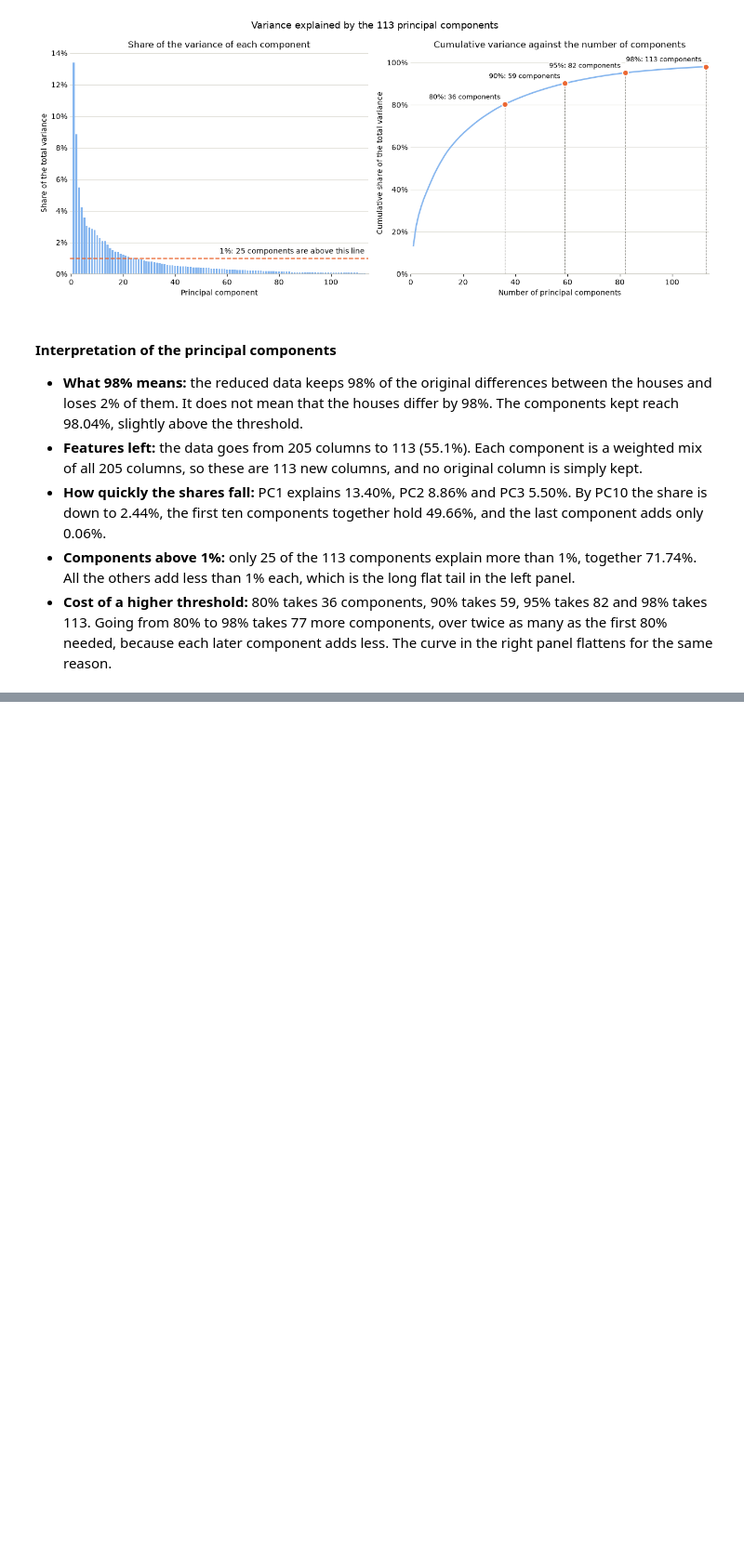
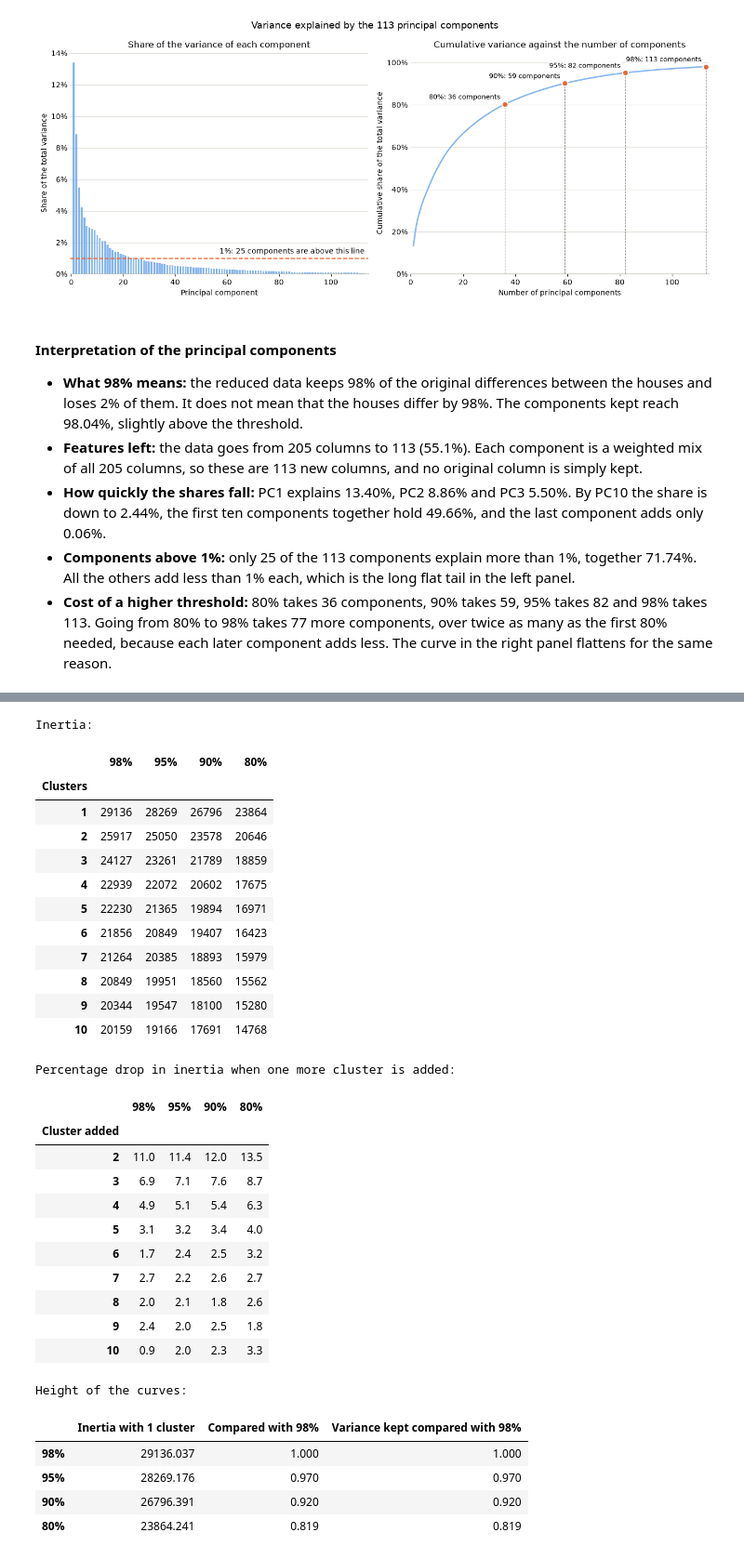
Before and after one commit to AdelinGabriel21/ames-housing-analysis, a Jupyter notebook: notebooks/08_pca_kmeans_clustering.ipynb, the cells around one changed output, grey strips where cells are left out. Shown at 93% size. Drawn from its saved outputs; the diff is of its cells as text; code cells hidden in the pictures; blank space fills up the shorter version.

```diff
--- a/notebooks/08_pca_kmeans_clustering.ipynb
+++ b/notebooks/08_pca_kmeans_clustering.ipynb
@@ -389,0 +413,51 @@ plt.show()
+# %%
+drop_per_cluster = inertia.pct_change().dropna().mul(-100).round(1)
+drop_per_cluster.index.name = "Cluster added"
+
+kept = pd.Series({f"{t:.0%}": cumulative[count - 1] for t, count in component_counts.items()})
+height = pd.DataFrame(
+    {
+        "Inertia with 1 cluster": inertia.loc[1],
+        "Compared with 98%": inertia.loc[1] / inertia.loc[1, "98%"],
+        "Variance kept compared with 98%": kept / kept["98%"],
+    }
+)
+
+print("Inertia:")
+display(inertia.round(0).astype(int))
+print("Percentage drop in inertia when one more cluster is added:")
+display(drop_per_cluster)
+print("Height of the curves:")
+display(height.round(3))
+# %% [output]
+Inertia:
+|  | 98% | 95% | 90% | 80% |
+| Clusters |  |  |  |  |
+| 1 | 29136 | 28269 | 26796 | 23864 |
+| 2 | 25917 | 25050 | 23578 | 20646 |
+| 3 | 24127 | 23261 | 21789 | 18859 |
+| 4 | 22939 | 22072 | 20602 | 17675 |
+| 5 | 22230 | 21365 | 19894 | 16971 |
+| 6 | 21856 | 20849 | 19407 | 16423 |
+| 7 | 21264 | 20385 | 18893 | 15979 |
+| 8 | 20849 | 19951 | 18560 | 15562 |
+| 9 | 20344 | 19547 | 18100 | 15280 |
+| 10 | 20159 | 19166 | 17691 | 14768 |
+Percentage drop in inertia when one more cluster is added:
+|  | 98% | 95% | 90% | 80% |
+| Cluster added |  |  |  |  |
+| 2 | 11.0 | 11.4 | 12.0 | 13.5 |
+| 3 | 6.9 | 7.1 | 7.6 | 8.7 |
+| 4 | 4.9 | 5.1 | 5.4 | 6.3 |
+| 5 | 3.1 | 3.2 | 3.4 | 4.0 |
+| 6 | 1.7 | 2.4 | 2.5 | 3.2 |
+| 7 | 2.7 | 2.2 | 2.6 | 2.7 |
+| 8 | 2.0 | 2.1 | 1.8 | 2.6 |
+| 9 | 2.4 | 2.0 | 2.5 | 1.8 |
+| 10 | 0.9 | 2.0 | 2.3 | 3.3 |
+Height of the curves:
+|  | Inertia with 1 cluster | Compared with 98% | Variance kept compared with 98% |
+| 98% | 29136.037 | 1.000 | 1.000 |
+| 95% | 28269.176 | 0.970 | 0.970 |
+| 90% | 26796.391 | 0.920 | 0.920 |
+| 80% | 23864.241 | 0.819 | 0.819 |
```
Also changed, not shown: parts of 17 cells of this notebook, 6 other files.
